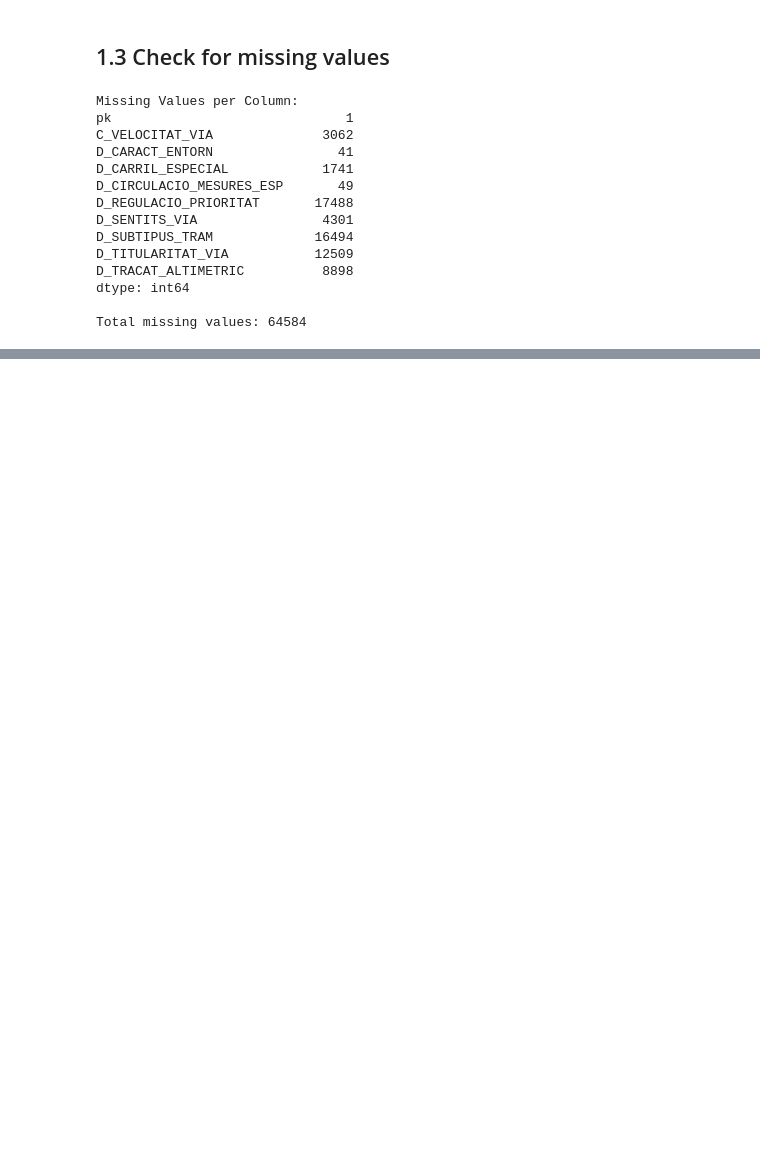
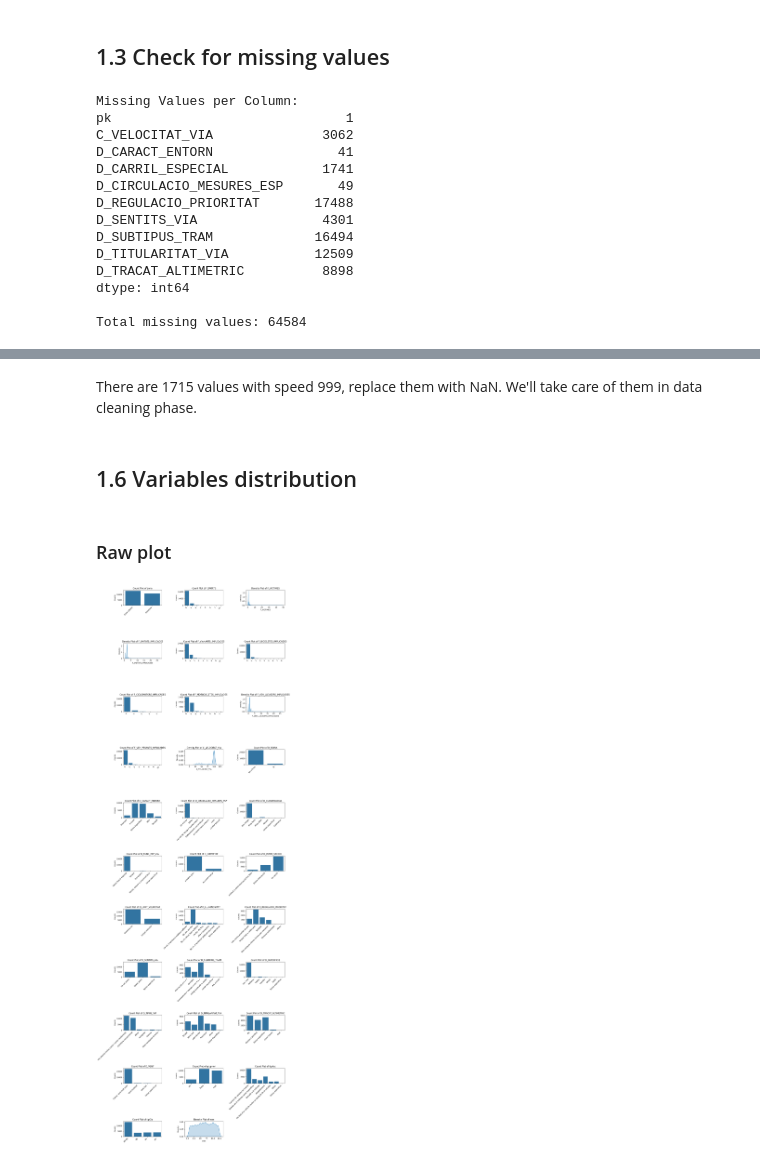
Before and after one commit to uripont/catalan-traffic-accident-analysis, a Jupyter notebook: notebooks/01_exploratory_analysis.ipynb, the cells around one changed output, grey strips where cells are left out. Drawn from its saved outputs; the diff is of its cells as text; code cells hidden in the pictures; blank space fills up the shorter version.

```diff
--- a/notebooks/01_exploratory_analysis.ipynb
+++ b/notebooks/01_exploratory_analysis.ipynb
@@ -89,0 +94,7 @@ Total missing values: 64584
+# %%
+# copy dataset
+df_original = df.copy()
+
+# get only month from date
+df['mes'] = pd.to_datetime(df['dat']).dt.month
+df.head()
@@ -89,0 +133,58 @@ Total missing values: 64584
+# %% [markdown]
+There are 1715 values with speed 999, replace them with NaN. We'll take care of them in data cleaning phase.
+# %%
+# Replace 999 with NaN for consistency
+df['C_VELOCITAT_VIA'] = df['C_VELOCITAT_VIA'].replace(999, np.nan)
+# %% [markdown]
+## 1.6 Variables distribution
+# %% [markdown]
+### Raw plot
+# %%
+import matplotlib.pyplot as plt
+import seaborn as sns
+
+# Define the type of plot for each column based on the data type
+plot_types = {}
+columns = ['zona', 'F_MORTS', 'F_VICTIMES', 'F_UNITATS_IMPLICADES', 'F_VIANANTS_IMPLICADES', 'F_BICICLETES_IMPLICADES', 'F_CICLOMOTORS_IMPLICADES', 'F_MOTOCICLETES_IMPLICADES', 'F_VEH_LLEUGERS_IMPLICADES', 'F_VEH_PESANTS_IMPLICADES', 'C_VELOCITAT_VIA', 'D_BOIRA', 'D_CARACT_ENTORN', 'D_CIRCULACIO_MESURES_ESP', 'D_CLIMATOLOGIA', 'D_FUNC_ESP_VIA', 'D_GRAVETAT', 'D_INTER_SECCIO', 'D_LIMIT_VELOCITAT', 'D_LLUMINOSITAT', 'D_REGULACIO_PRIORITAT', 'D_SENTITS_VIA', 'D_SUBTIPUS_TRAM', 'D_SUPERFICIE', 'D_TIPUS_VIA', 'D_TITULARITAT_VIA', 'D_TRACAT_ALTIMETRIC', 'D_VENT', 'grupHor', 'tipAcc', 'tipDia', 'mes']
+
+for col in columns:
+    if df[col].dtype == 'object':  # Categorical columns
+        plot_types[col] = 'bar'
+    else:
+        unique_values = df[col].nunique()
+        if unique_values < 10:  # Discrete columns
+            plot_types[col] = 'bar'
+        else:  # Continuous columns
+            plot_types[col] = 'kde'
+
+n_cols = 3
+n_rows = (len(columns) + 2) // n_cols
+
+fig, axes = plt.subplots(n_rows, n_cols, figsize=(n_cols * 5, n_rows * 4))
+axes = axes.flatten()
+
+# Plot each column in the dataframe
+for i, col in enumerate(columns):
+    ax = axes[i]
+    if plot_types[col] == 'bar':
+        # For categorical and discrete data, use a count plot (bar chart)
+        sns.countplot(x=col, data=df, ax=ax)
+        ax.set_title(f'Count Plot of {col}')
+        ax.set_xlabel('')
+        ax.set_ylabel('Counts')
+        plt.setp(ax.get_xticklabels(), rotation=45, horizontalalignment='right')
+    else:
+        # For continuous data, use a density plot
+        sns.kdeplot(df[col], ax=ax, fill=True)
+        ax.set_title(f'Density Plot of {col}')
+        ax.set_xlabel(col)
+        ax.set_ylabel('Density')
+
+# Hide any unused subplots
+for j in range(i + 1, n_rows * n_cols):
+    fig.delaxes(axes[j])
+
+fig.tight_layout()
+plt.show()
+# %% [output]
+[figure, added]
```
Also changed, not shown: parts of 23 cells of this notebook, 2 other files.
